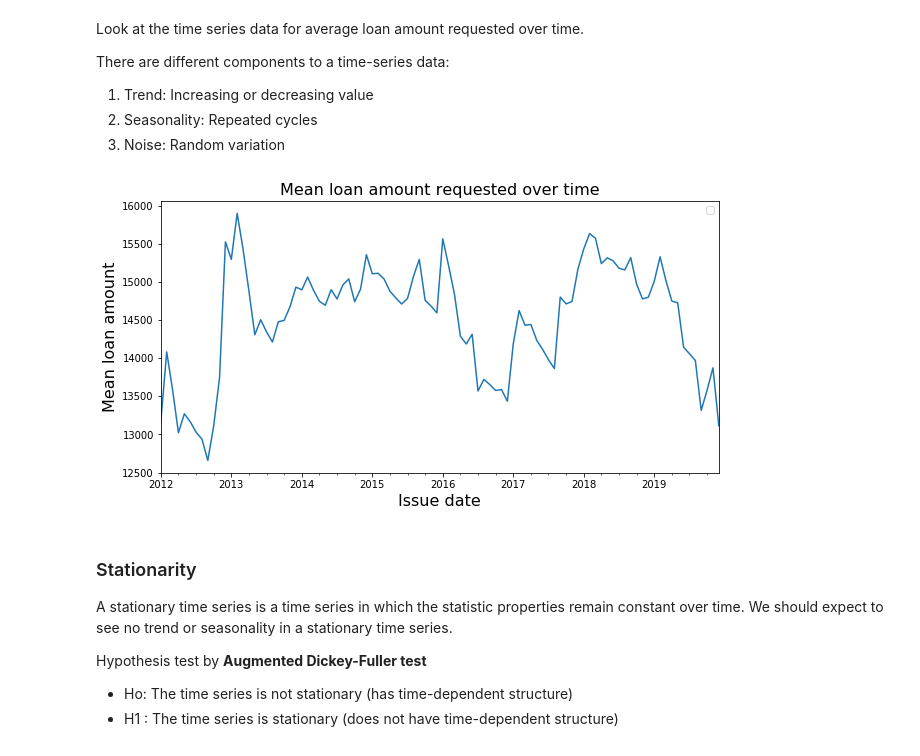
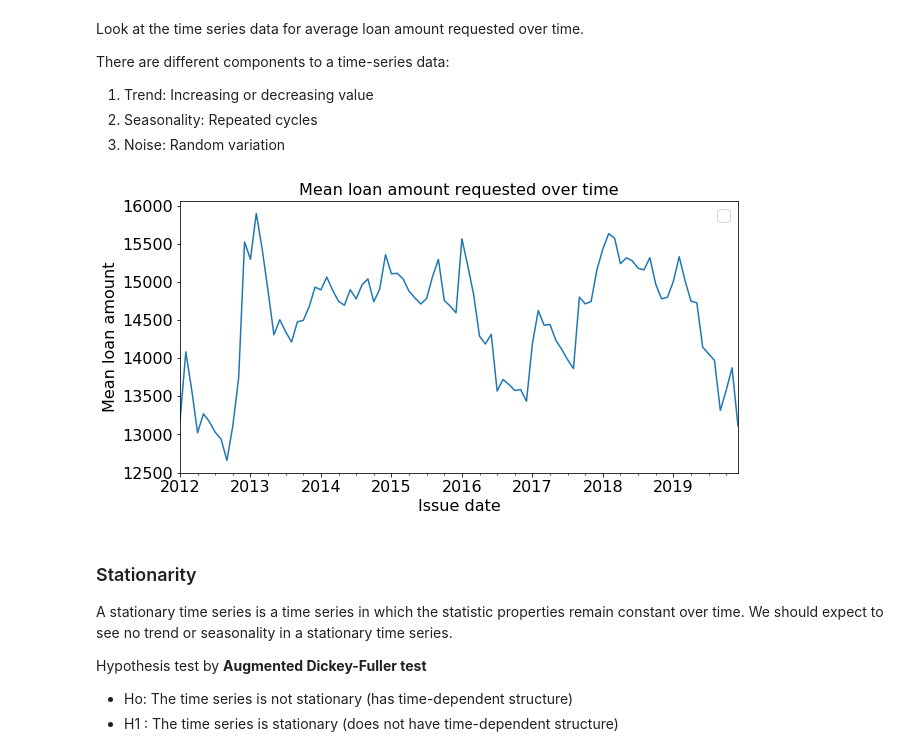
Before and after one commit to cyuancheng/Lending_Club, a Jupyter notebook: 05_LC_StatisticalDataAnalysis.ipynb, the cells around one changed output. Cells and saved outputs as stored; diff of their text form; code cells hidden in the pictures.

```diff
--- a/05_LC_StatisticalDataAnalysis.ipynb
+++ b/05_LC_StatisticalDataAnalysis.ipynb
@@ -82,12 +81,13 @@ df_loan_amnt = df.groupby('issue_d')['loan_amnt'].mean().to_frame()
 # %%
 df_loan_amnt.plot(figsize=(10,5))
+plt.rcParams.update({'font.size': 16})
 plt.ylabel('Mean loan amount', fontsize=16)
 plt.xlabel('Issue date', fontsize=16)
 plt.title('Mean loan amount requested over time', fontsize=16)
 plt.legend('')
 plt.show()
 # %% [output]
-[figure, old version]
+[figure, new version]
 # %% [markdown]
 ### Stationarity
 A stationary time series is a time series in which the statistic properties remain constant over time.
```
Also changed, not shown: parts of 32 cells of this notebook.
